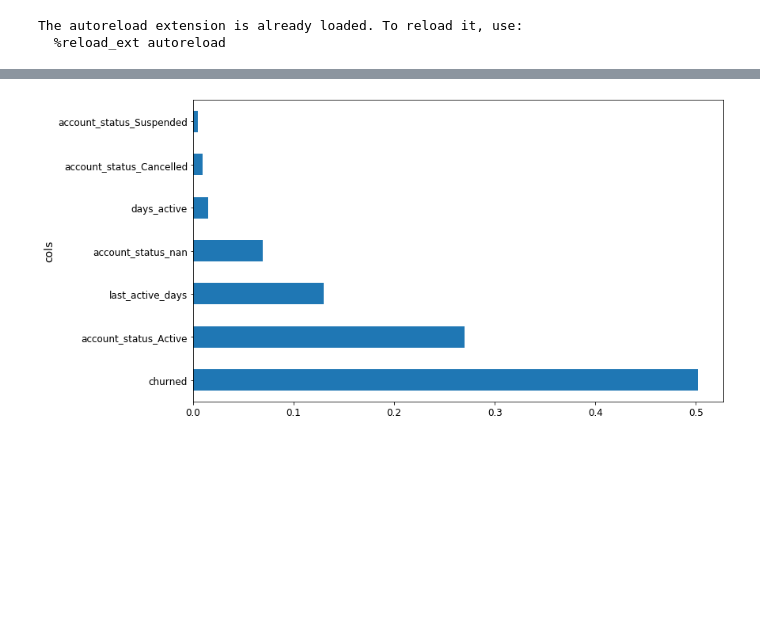
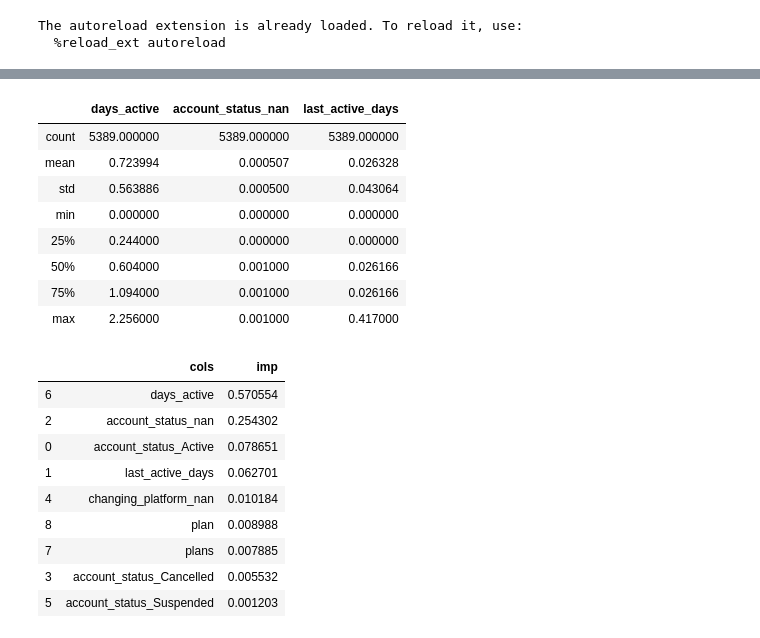
Before and after one commit to justinhennessy/100-days-of-code, a Jupyter notebook: project/project.ipynb, the cells around one changed output, grey strips where cells are left out. Cells and saved outputs as stored; diff of their text form; code cells hidden in the pictures; blank space fills up the shorter version.

```diff
--- a/project/project.ipynb
+++ b/project/project.ipynb
@@ -266,3 +151,0 @@ to_keep = fi[fi.imp>0.005].cols; len(to_keep)
-# %%
-df_keep = df_trn[to_keep].copy()
-X_train, X_valid = split_vals(df_keep, n_trn)
@@ -283,5 +168,25 @@ print_score(m)
+# %%
+(X_train[feats]/1000).describe()
+# %% [output]
+|  | days_active | account_status_nan | last_active_days |
+| count | 5389.000000 | 5389.000000 | 5389.000000 |
+| mean | 0.723994 | 0.000507 | 0.026328 |
+| std | 0.563886 | 0.000500 | 0.043064 |
+| min | 0.000000 | 0.000000 | 0.000000 |
+| 25% | 0.244000 | 0.000000 | 0.000000 |
+| 50% | 0.604000 | 0.001000 | 0.026166 |
+| 75% | 1.094000 | 0.001000 | 0.026166 |
+| max | 2.256000 | 0.001000 | 0.417000 |
 # %%
-fi = rf_feat_importance(m, df_keep)
-plot_fi(fi);
+fi = rf_feat_importance(m, x); fi[:10]
 # %% [output]
-[figure, removed]
+|  | cols | imp |
+| 6 | days_active | 0.570554 |
+| 2 | account_status_nan | 0.254302 |
+| 0 | account_status_Active | 0.078651 |
+| 1 | last_active_days | 0.062701 |
+| 4 | changing_platform_nan | 0.010184 |
+| 8 | plan | 0.008988 |
+| 7 | plans | 0.007885 |
+| 3 | account_status_Cancelled | 0.005532 |
+| 5 | account_status_Suspended | 0.001203 |
```
Also changed, not shown: parts of 48 cells of this notebook, 1 other file.
